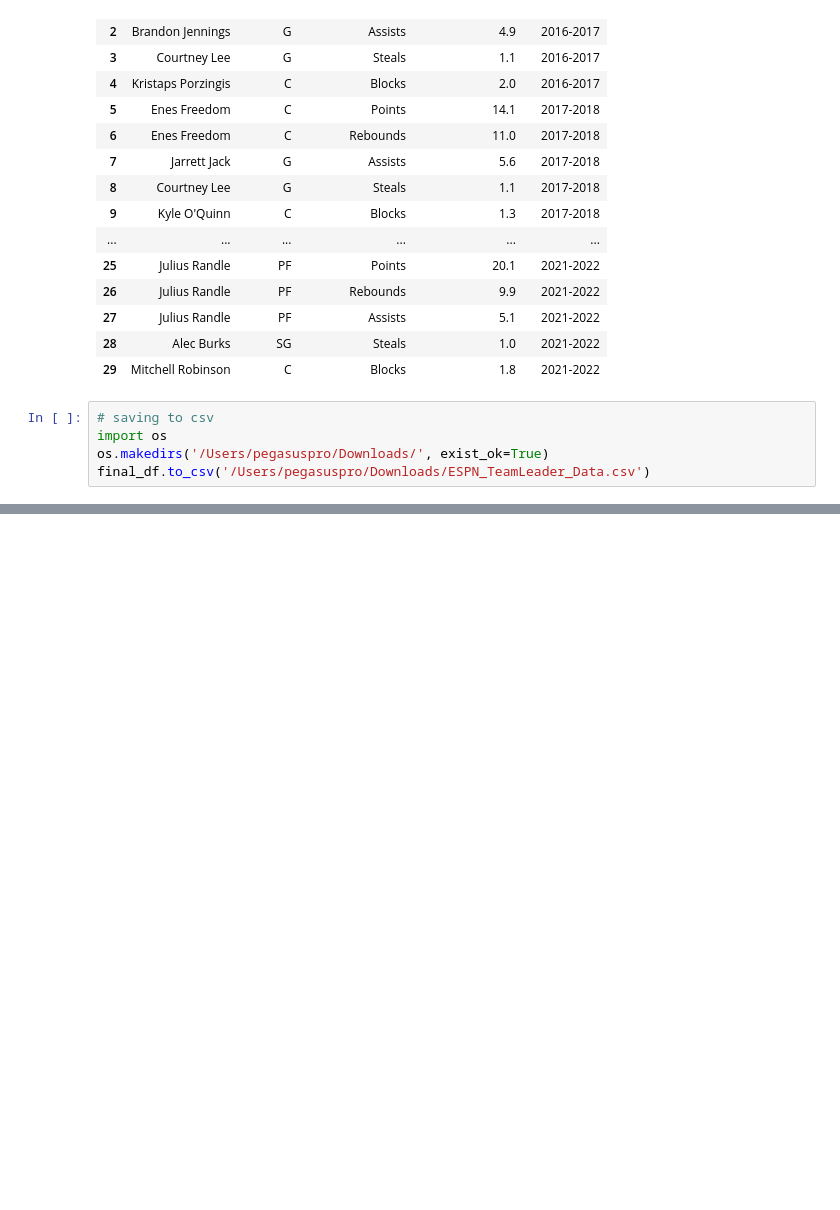
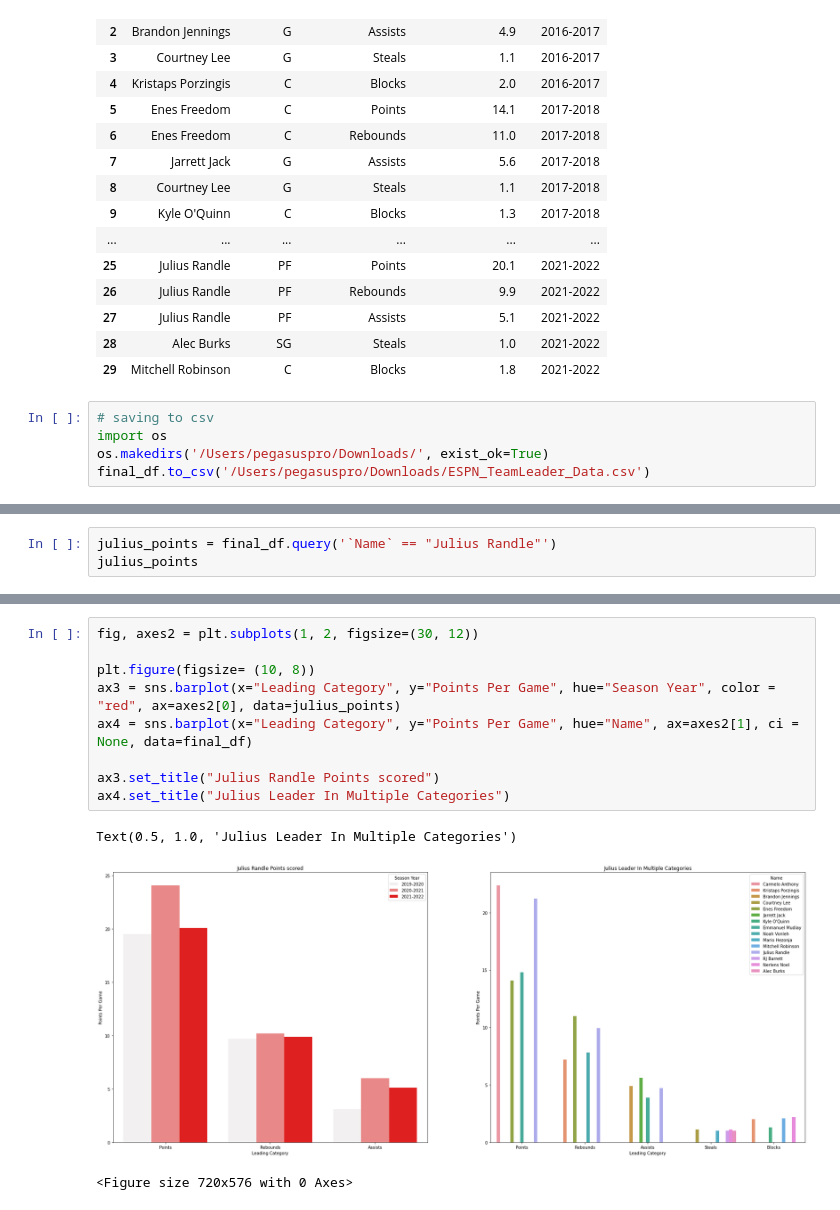
Before and after one commit to unitxero/CIS3120, a Jupyter notebook: Group Project/kevin_group_project_espn_webscrape.ipynb, the cells around one changed output, grey strips where cells are left out. Saved outputs shown, nothing was run; the diff lists cells and outputs as text; blank space fills up the shorter version.

```diff
--- a/Group Project/kevin_group_project_espn_webscrape.ipynb
+++ b/Group Project/kevin_group_project_espn_webscrape.ipynb
@@ -488,0 +524,3 @@ final_df.to_csv('/Users/pegasuspro/Downloads/ESPN_TeamLeader_Data.csv')
+# %%
+julius_points = final_df.query('`Name` == "Julius Randle"')
+julius_points
@@ -488,0 +551,13 @@ final_df.to_csv('/Users/pegasuspro/Downloads/ESPN_TeamLeader_Data.csv')
+# %%
+fig, axes2 = plt.subplots(1, 2, figsize=(30, 12))
+
+plt.figure(figsize= (10, 8))
+ax3 = sns.barplot(x="Leading Category", y="Points Per Game", hue="Season Year", color = "red", ax=axes2[0], data=julius_points)
+ax4 = sns.barplot(x="Leading Category", y="Points Per Game", hue="Name", ax=axes2[1], ci = None, data=final_df)
+
+ax3.set_title("Julius Randle Points scored")
+ax4.set_title("Julius Leader In Multiple Categories")
+# %% [output]
+Text(0.5, 1.0, 'Julius Leader In Multiple Categories')
+[figure, added]
+<Figure size 720x576 with 0 Axes>
```
Also changed, not shown: parts of 7 cells of this notebook.
